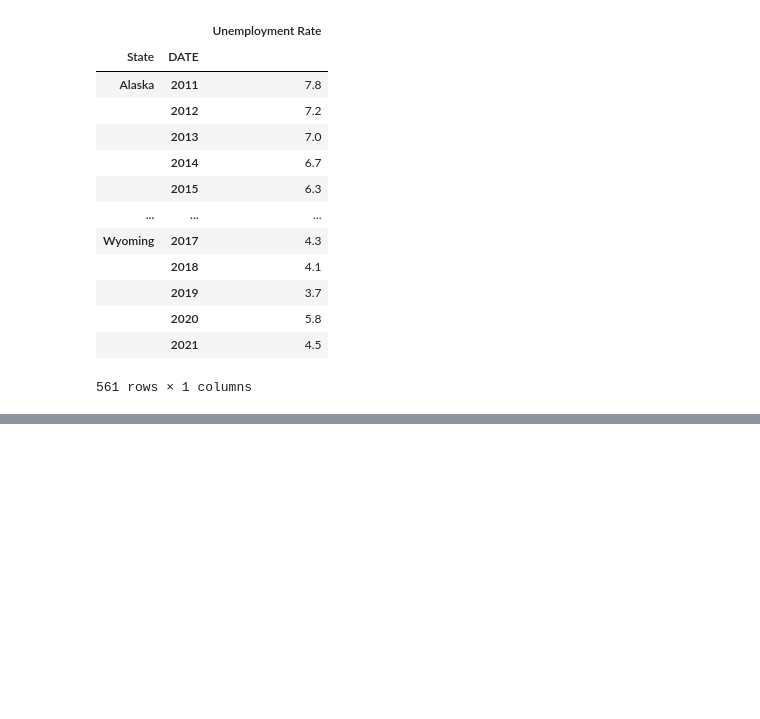
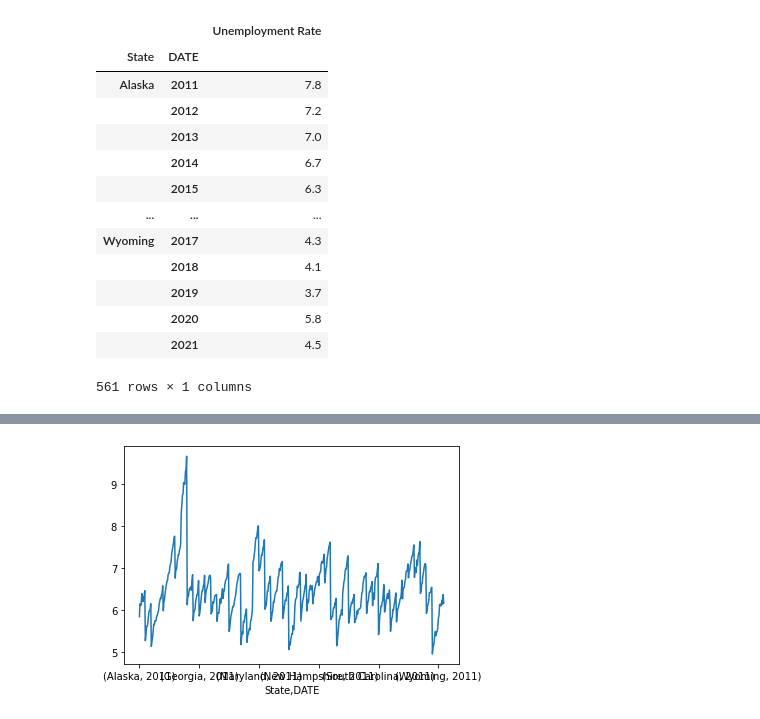
Before and after one commit to FastlifeFuture/Project-3, a Jupyter notebook: code/mongo_merge_data.ipynb, the cells around one changed output, grey strips where cells are left out. Drawn from its saved outputs; the diff is of its cells as text; code cells hidden in the pictures; blank space fills up the shorter version.

```diff
--- a/code/mongo_merge_data.ipynb
+++ b/code/mongo_merge_data.ipynb
@@ -182,0 +210,8 @@ final_df
+# %%
+actual_final["Score 1"] = ((actual_final["Inflation Rate"]*-.1)*100)+100
+actual_final["Score 2"] = ((actual_final["Unemployment Rate"]*-.1)*100)+100
+actual_final["Score 3"] = actual_final["Incarceration rate"].round(0)
+actual_final["Score 4"] = (actual_final["College"]*.1).round(1)
+actual_final["Score 5"] = (actual_final["High School"]*.01).round(1)
+actual_final["Score Total"] = (((actual_final["Score 1"] + actual_final["Score 2"] + actual_final["Score 3"])/300) + actual_final["Score 4"] + actual_final["Score 5"])+2
+actual_final
@@ -183 +233,7 @@ final_df
+# %%
+test = actual_final["Score Total"]
+test.plot()
+plt.show()
+# %% [output]
+[figure, added]
 # %%
```
Also changed, not shown: parts of 14 cells of this notebook, 7 other files.
